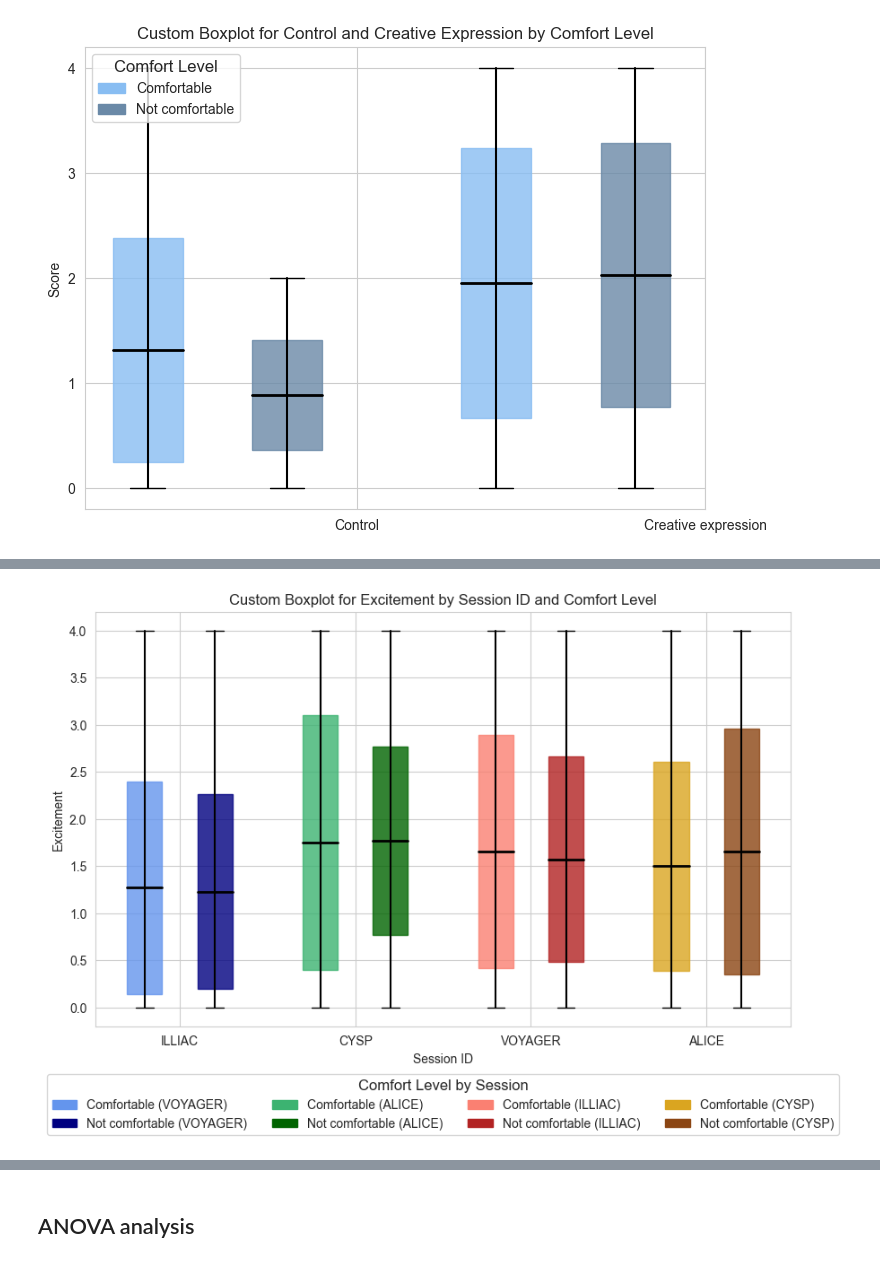
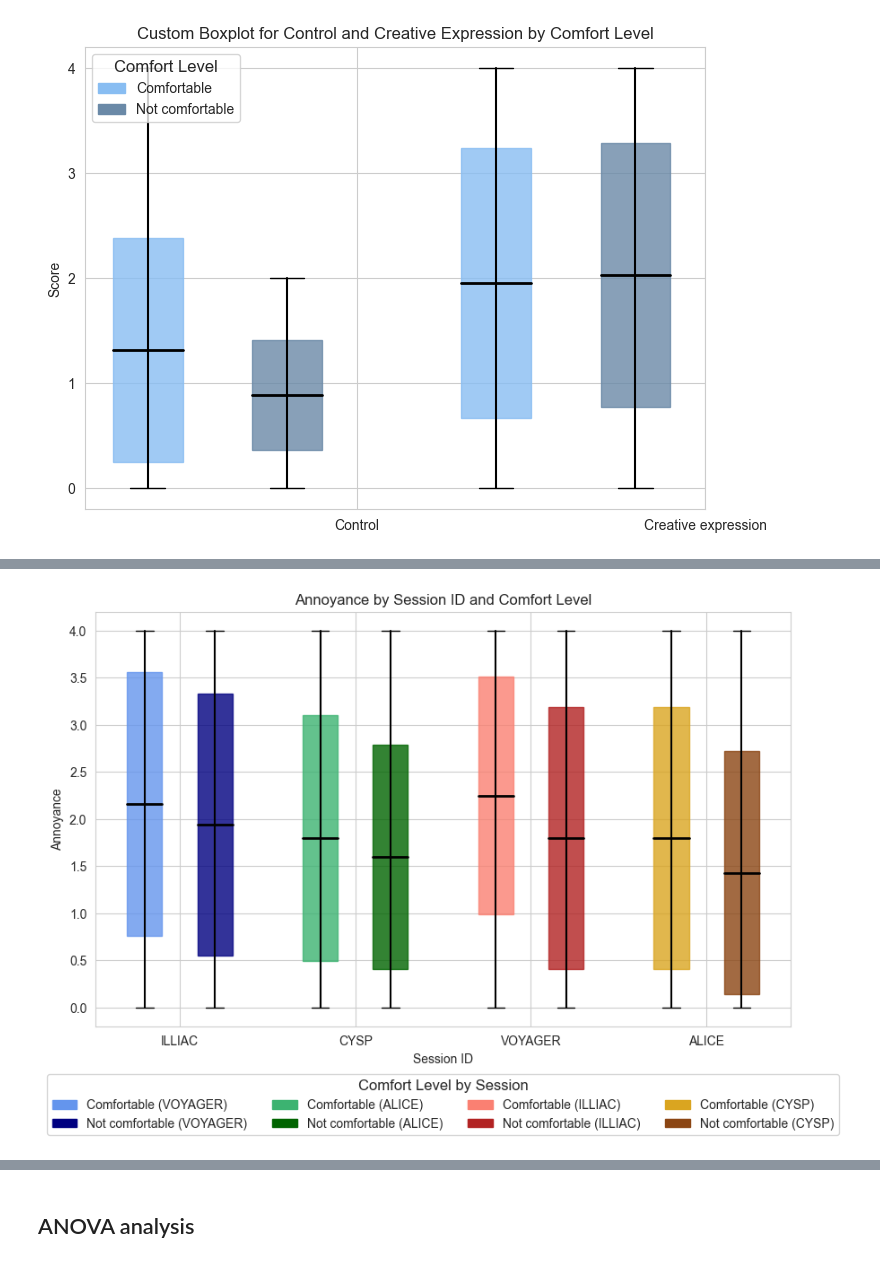
Before and after one commit to ihneskarbovik/IN5060-assignment3, a Jupyter notebook: study.ipynb, the cells around one changed output, grey strips where cells are left out. Cells and saved outputs as stored; diff of their text form; code cells hidden in the pictures.

```diff
--- a/study.ipynb
+++ b/study.ipynb
@@ -413,14 +368,0 @@ plt.show()
-# %%
-aggregated_data = grouped_df_all.groupby(['Session_ID', 'Comfortable with expressing emotions'], as_index=False)['Excitement'].mean()
-
-order = ['VOYAGER', 'ALICE', 'ILLIAC', 'CYSP']
-aggregated_data['Session_ID'] = pd.Categorical(aggregated_data['Session_ID'], categories=order, ordered=True)
-
-sns.set_style('whitegrid')
-ax = sns.histplot(data=aggregated_data, x='Session_ID', weights='Excitement', hue='Comfortable with expressing emotions', discrete=True, multiple='dodge', palette=colors[1:3], shrink=0.8)
-ax.legend(title="Comfortable with expressing emotions", fontsize=9, title_fontsize=9, labels=['Not comfortable', 'Comfortable'], loc='lower right')
-ax.set_ylabel("Mean of Excitement")
-ax.set_xlabel("Session ID")
-ax.set_title("Mean of Excitement by Session ID and Comfort Level")
-ax.set_ylim(0, 2.25)
-plt.show()
@@ -429,5 +445,5 @@ plt.show()
 # %%
-stats = grouped_df_all.groupby(['Session_ID', 'Comfortable with expressing emotions'])['Excitement'].agg(
+stats = grouped_df_all.groupby(['Session_ID', 'Comfortable with expressing emotions'])['Annoyance'].agg(
     mean='mean', std='std', min='min', max='max'
 ).reset_index()
 
@@ -471,33 +487,33 @@ for idx, session in enumerate(stats['Session_ID'].unique()):
             0.2,  # Box width
             2 * std,  # Box height
             color=palette[(session, comfort)],
             alpha=0.8,
             edgecolor="black"
         ))
 
         # Plot mean line
         ax.plot([position - 0.1, position + 0.1], [mean, mean], color='black', lw=2)  # Mean line
 
 # Final adjustments
 ax.set_xticks(range(len(grouped_df_all['Session_ID'].unique())))
 ax.set_xticklabels(grouped_df_all['Session_ID'].unique())
 ax.set_xlabel('Session ID')
-ax.set_ylabel('Excitement')
-plt.title("Custom Boxplot for Excitement by Session ID and Comfort Level")
+ax.set_ylabel('Annoyance')
+plt.title("Annoyance by Session ID and Comfort Level")
 
 legend_handles = [
     mpatches.Patch(color='cornflowerblue', label='Comfortable (VOYAGER)'),
     mpatches.Patch(color='navy', label='Not comfortable (VOYAGER)'),
     mpatches.Patch(color='mediumseagreen', label='Comfortable (ALICE)'),
     mpatches.Patch(color='darkgreen', label='Not comfortable (ALICE)'),
     mpatches.Patch(color='salmon', label='Comfortable (ILLIAC)'),
     mpatches.Patch(color='firebrick', label='Not comfortable (ILLIAC)'),
     mpatches.Patch(color='goldenrod', label='Comfortable (CYSP)'),
     mpatches.Patch(color='saddlebrown', label='Not comfortable (CYSP)')
 ]
 ax.legend(handles=legend_handles, title='Comfort Level by Session',
           loc='upper center', ncol=4, fontsize=10, title_fontsize=12,
           bbox_to_anchor=(0.5, -0.1))
 plt.show()
 # %% [output]
-[figure, old version]
+[figure, new version]
```
Also changed, not shown: parts of 10 cells of this notebook.
